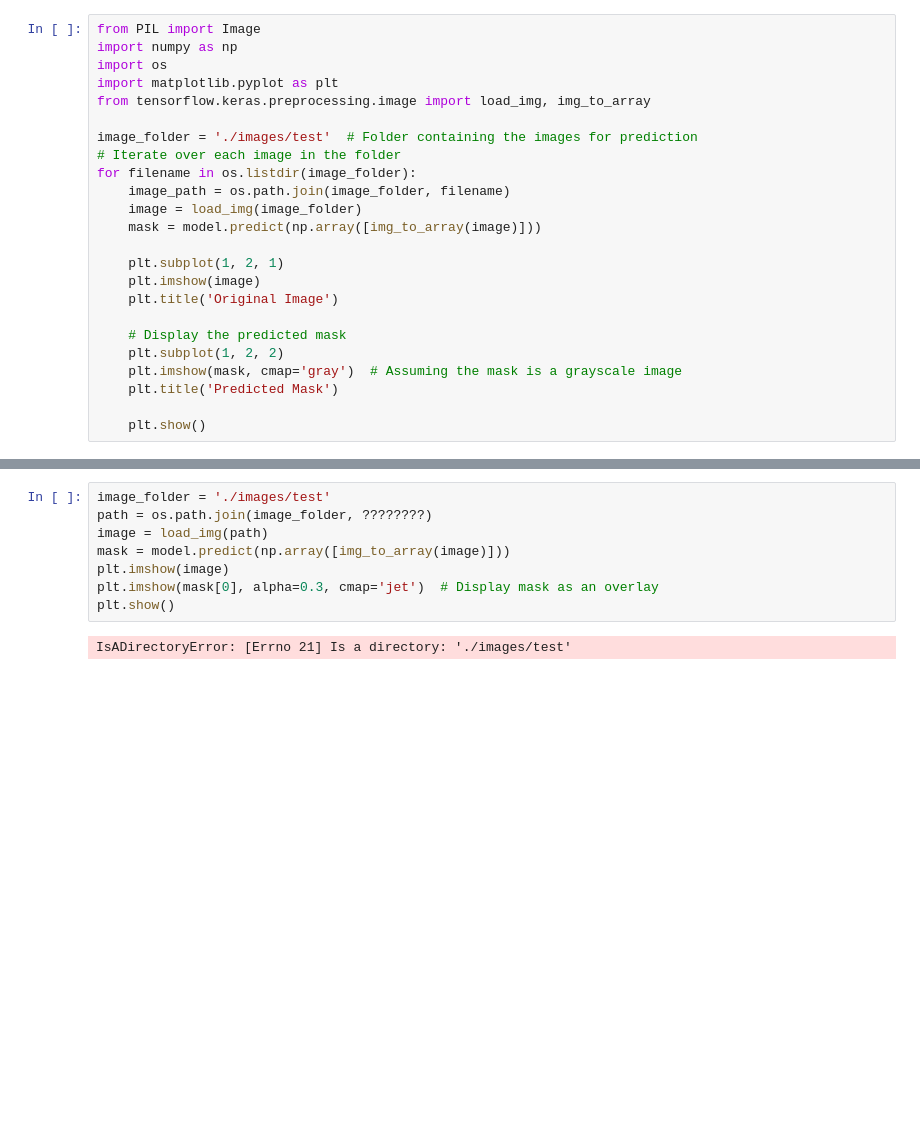
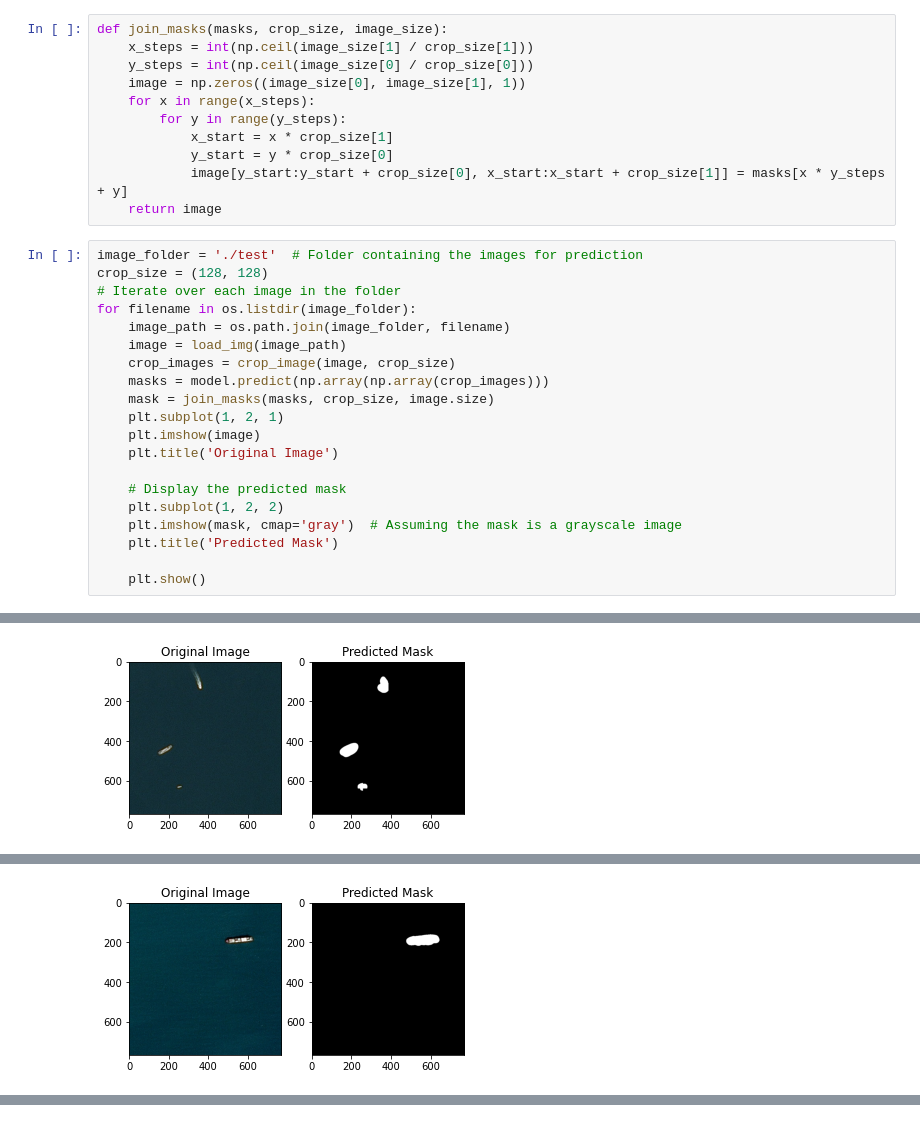
Before and after one commit to Olena11Pavlenko/Airbus_Ship_Detection, a Jupyter notebook: predictions.ipynb, the cells around one changed output, grey strips where cells are left out. Saved outputs shown, nothing was run; the diff lists cells and outputs as text; blank space fills up the shorter version.

```diff
--- a/predictions.ipynb
+++ b/predictions.ipynb
@@ -13,17 +37,24 @@ To enable them in other operations, rebuild TensorFlow with the appropriate comp
+# %%
+def join_masks(masks, crop_size, image_size):
+    x_steps = int(np.ceil(image_size[1] / crop_size[1]))
+    y_steps = int(np.ceil(image_size[0] / crop_size[0]))
+    image = np.zeros((image_size[0], image_size[1], 1))
+    for x in range(x_steps):
+        for y in range(y_steps):
+            x_start = x * crop_size[1]
+            y_start = y * crop_size[0]
+            image[y_start:y_start + crop_size[0], x_start:x_start + crop_size[1]] = masks[x * y_steps + y]
+    return image
 # %%
-from PIL import Image
-import numpy as np
-import os
-import matplotlib.pyplot as plt
-from tensorflow.keras.preprocessing.image import load_img, img_to_array
-
-image_folder = './images/test'  # Folder containing the images for prediction
+image_folder = './test'  # Folder containing the images for prediction
+crop_size = (128, 128)
 # Iterate over each image in the folder
 for filename in os.listdir(image_folder):
     image_path = os.path.join(image_folder, filename)
-    image = load_img(image_folder)
-    mask = model.predict(np.array([img_to_array(image)]))
-
+    image = load_img(image_path)
+    crop_images = crop_image(image, crop_size)
+    masks = model.predict(np.array(np.array(crop_images)))
+    mask = join_masks(masks, crop_size, image.size)
     plt.subplot(1, 2, 1)
     plt.imshow(image)
     plt.title('Original Image')
@@ -38,0 +70 @@ IsADirectoryError: [Errno 21] Is a directory: './images/test'
+[figure, added]
@@ -38,0 +72 @@ IsADirectoryError: [Errno 21] Is a directory: './images/test'
+[figure, added]
@@ -39,10 +78,0 @@ IsADirectoryError: [Errno 21] Is a directory: './images/test'
-# %%
-image_folder = './images/test'
-path = os.path.join(image_folder, ????????)
-image = load_img(path)
-mask = model.predict(np.array([img_to_array(image)]))
-plt.imshow(image)
-plt.imshow(mask[0], alpha=0.3, cmap='jet')  # Display mask as an overlay
-plt.show()
-# %% [output]
-IsADirectoryError: [Errno 21] Is a directory: './images/test'
```
Also changed, not shown: parts of 4 cells of this notebook, 4 other files.
